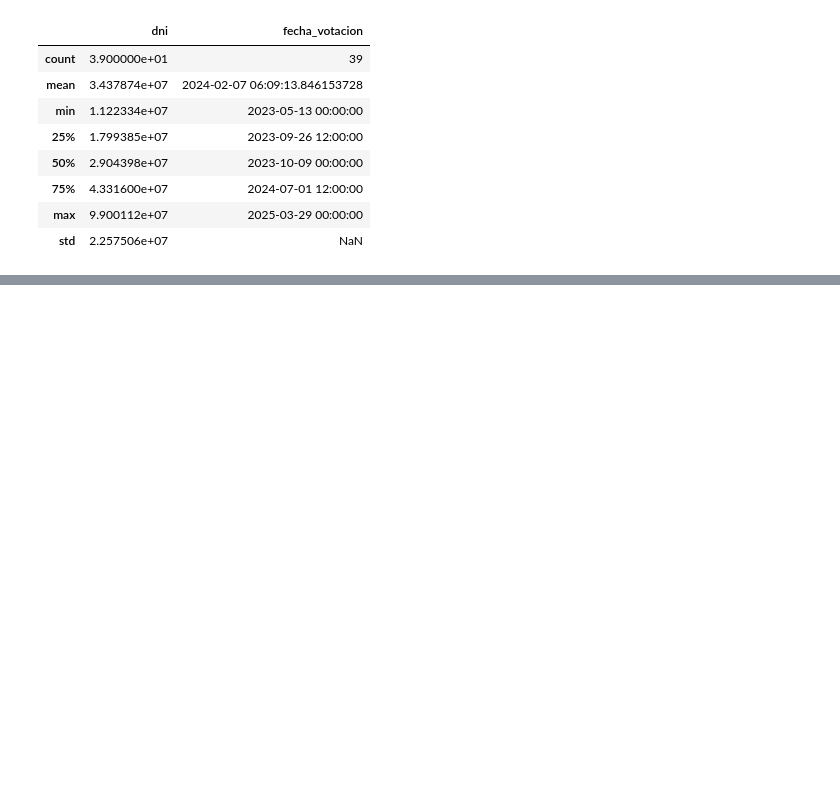
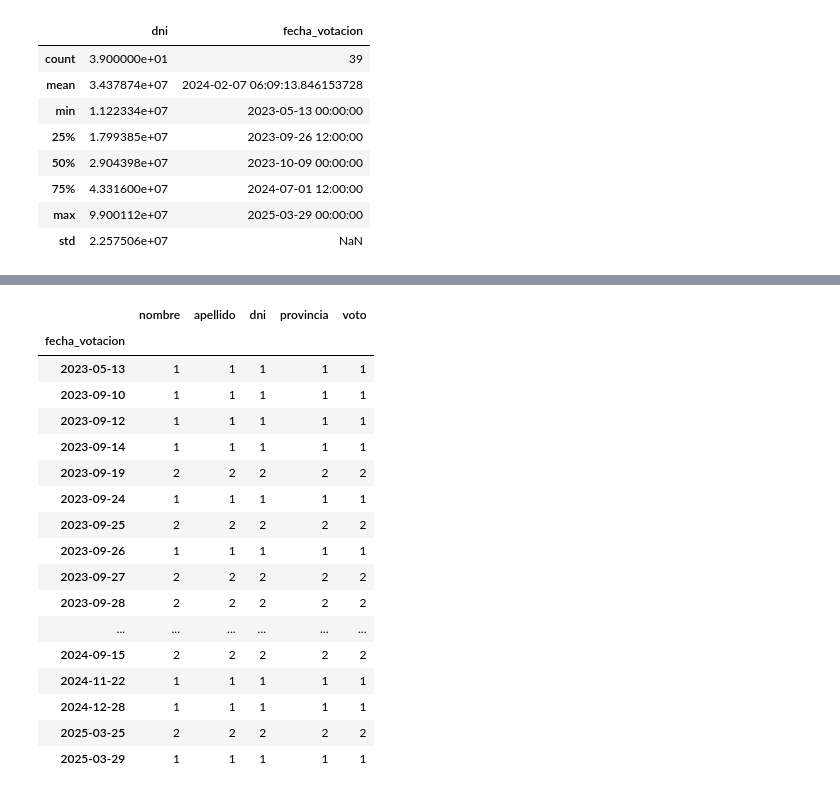
Before and after one commit to nazaquino98/parcial1_tlp3_nazarena_aquino, a Jupyter notebook: main (4).ipynb, the cells around one changed output, grey strips where cells are left out. Drawn from its saved outputs; the diff is of its cells as text; code cells hidden in the pictures; blank space fills up the shorter version.

```diff
--- a/main (4).ipynb
+++ b/main (4).ipynb
@@ -301,0 +319,21 @@ df.describe()
+# %%
+df.groupby("fecha_votacion").count()
+# %% [output]
+|  | nombre | apellido | dni | provincia | voto |
+| fecha_votacion |  |  |  |  |  |
+| 2023-05-13 | 1 | 1 | 1 | 1 | 1 |
+| 2023-09-10 | 1 | 1 | 1 | 1 | 1 |
+| 2023-09-12 | 1 | 1 | 1 | 1 | 1 |
+| 2023-09-14 | 1 | 1 | 1 | 1 | 1 |
+| 2023-09-19 | 2 | 2 | 2 | 2 | 2 |
+| 2023-09-24 | 1 | 1 | 1 | 1 | 1 |
+| 2023-09-25 | 2 | 2 | 2 | 2 | 2 |
+| 2023-09-26 | 1 | 1 | 1 | 1 | 1 |
+| 2023-09-27 | 2 | 2 | 2 | 2 | 2 |
+| 2023-09-28 | 2 | 2 | 2 | 2 | 2 |
+| ... | ... | ... | ... | ... | ... |
+| 2024-09-15 | 2 | 2 | 2 | 2 | 2 |
+| 2024-11-22 | 1 | 1 | 1 | 1 | 1 |
+| 2024-12-28 | 1 | 1 | 1 | 1 | 1 |
+| 2025-03-25 | 2 | 2 | 2 | 2 | 2 |
+| 2025-03-29 | 1 | 1 | 1 | 1 | 1 |
```
Also changed, not shown: parts of 4 cells of this notebook.
